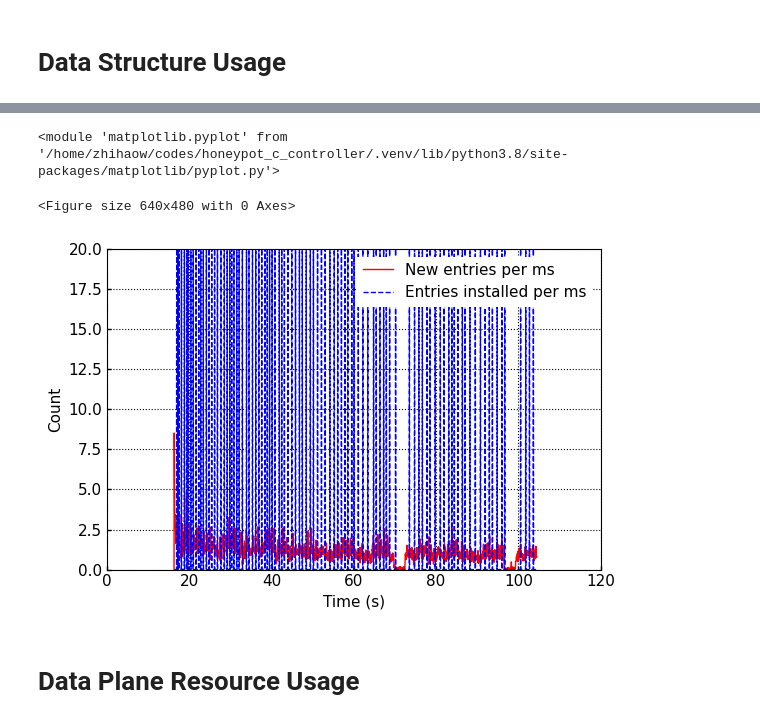
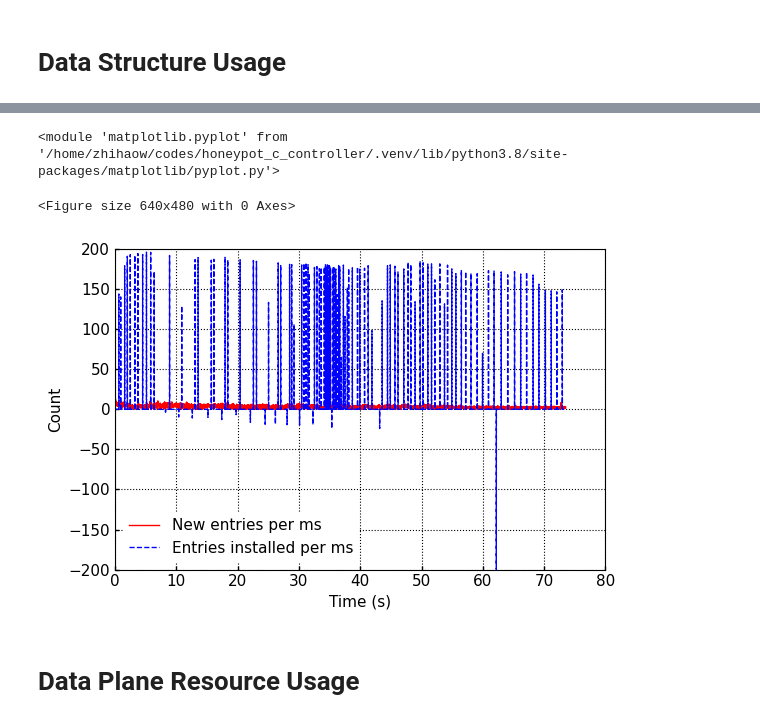
Before and after one commit to zhihao1998/ChamaleoNet, a Jupyter notebook: analysis/pkt_process_time.ipynb, the cells around one changed output, grey strips where cells are left out. Saved outputs shown, nothing was run; the diff lists cells and outputs as text; code cells hidden in the pictures.

Commit message:
add cpu stat

```diff
--- a/analysis/pkt_process_time.ipynb
+++ b/analysis/pkt_process_time.ipynb
@@ -16,7 +16,7 @@ import os
 sns.set_style("whitegrid")
 sns.set_context("paper")
 # %%
-log_list = sorted(glob.glob("../log/log_11-9/*_stat.txt"), key=os.path.getmtime)
+log_list = sorted(glob.glob("../log/log_11-12/*_stat.csv"), key=os.path.getmtime)
 latest_log_file = log_list[-1]
 latest_log_file
 # %% [output]
@@ -37,6 +37,7 @@ raw_df.head()
 5 rows × 35 columns
 # %%
 stats_df = raw_df[raw_df['msg'] == 'stats']
+stats_df.drop(columns=['level', 'file', 'line', 'msg'], inplace=True)
 stats_df.reset_index(inplace=True, drop=True)
 
 pkt_process_time_df = raw_df[raw_df['msg'] == 'pkt_processing_time'][['time', 'pkt_count', 'tcp_pkt_count_tot']]
@@ -210,19 +194,23 @@ fastplot.plot([('Buffered Packet Num', (stats_df['time'], stats_df['pkt_buf_coun
 # %%
-new_entry_cnt_ms = stats_df['replied_flow_count_tot'].diff()[1:].apply(lambda x: x/50)
-instal_entry_cnt_ms = stats_df['installed_entry_count_tot'].diff()[1:].apply(lambda x: x/50)
+new_entry_cnt_ms = stats_df['replied_flow_count_tot'].diff()[1:]
+instal_entry_cnt_ms = stats_df['active_host_tbl_entry_count'].diff()[1:]
+# removed_entry_cnt_ms = stats_df['removed_entry_count_tot'].diff()[1:]
+time_diff = stats_df['time'].diff()[1:] * 1000
+new_entry_cnt_ms = new_entry_cnt_ms / time_diff
+instal_entry_cnt_ms = instal_entry_cnt_ms / time_diff
 
 fastplot.plot([('New entries per ms', (stats_df['time'][1:], new_entry_cnt_ms)),
                 ('Entries installed per ms', (stats_df['time'][1:], instal_entry_cnt_ms))],
                 None,
                 mode='line_multi',
                 legend=True, legend_loc='best',
                 figsize=(6, 4), grid=True,
                 xlabel='Time (s)',
                 ylabel='Count')
 # %% [output]
 <module 'matplotlib.pyplot' from '/home/zhihaow/codes/honeypot_c_controller/.venv/lib/python3.8/site-packages/matplotlib/pyplot.py'>
 <Figure size 640x480 with 0 Axes>
-[figure, old version]
+[figure, new version]
 # %% [markdown]
 # Data Plane Resource Usage
 # %% [markdown]
```
Also changed, not shown: parts of 12 cells of this notebook, 7 other files.
